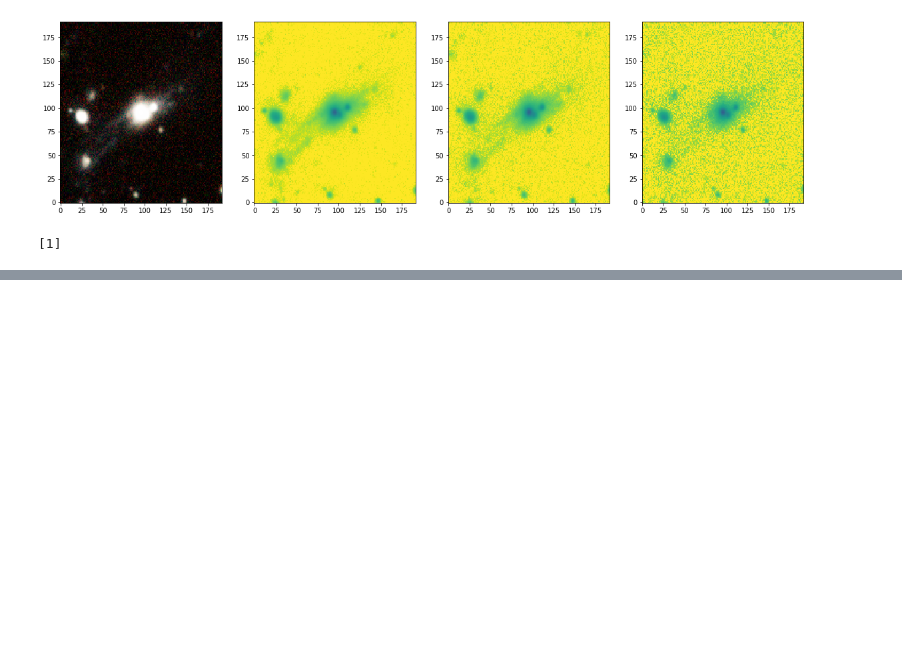
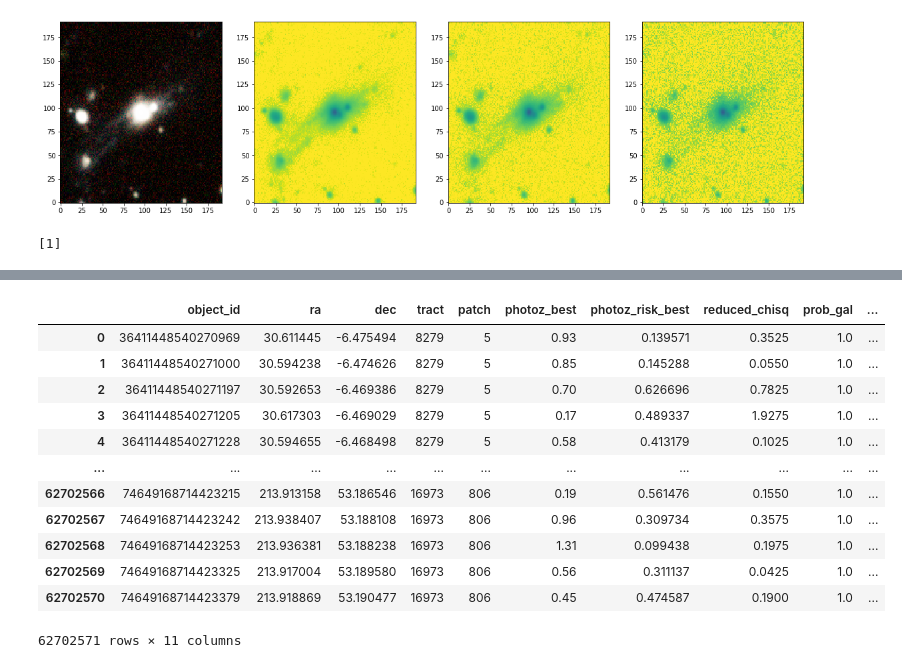
Before and after one commit to cbottrell/RealSim_HSC, a Jupyter notebook: testing.ipynb, the cells around one changed output, grey strips where cells are left out. Saved outputs shown, nothing was run; the diff lists cells and outputs as text; code cells hidden in the pictures; blank space fills up the shorter version.

```diff
--- a/testing.ipynb
+++ b/testing.ipynb
@@ -1580,0 +1727,25 @@ for i in range(5,10):
+# %%
+import pandas as pd
+from hsc_utils import hsc_sql
+
+dr = 'pdr3'
+rerun = 's20'
+filename = 'Catalogues/HSC-dr3-s20a_wide-photoz_mizuki.csv'
+
+df = hsc_sql.load_sql_df(filename)
+# %%
+df
+# %% [output]
+|  | object_id | ra | dec | tract | patch | photoz_best | photoz_risk_best | reduced_chisq | prob_gal | ... |
+| 0 | 36411448540270969 | 30.611445 | -6.475494 | 8279 | 5 | 0.93 | 0.139571 | 0.3525 | 1.0 | ... |
+| 1 | 36411448540271000 | 30.594238 | -6.474626 | 8279 | 5 | 0.85 | 0.145288 | 0.0550 | 1.0 | ... |
+| 2 | 36411448540271197 | 30.592653 | -6.469386 | 8279 | 5 | 0.70 | 0.626696 | 0.7825 | 1.0 | ... |
+| 3 | 36411448540271205 | 30.617303 | -6.469029 | 8279 | 5 | 0.17 | 0.489337 | 1.9275 | 1.0 | ... |
+| 4 | 36411448540271228 | 30.594655 | -6.468498 | 8279 | 5 | 0.58 | 0.413179 | 0.1025 | 1.0 | ... |
+| ... | ... | ... | ... | ... | ... | ... | ... | ... | ... | ... |
+| 62702566 | 74649168714423215 | 213.913158 | 53.186546 | 16973 | 806 | 0.19 | 0.561476 | 0.1550 | 1.0 | ... |
+| 62702567 | 74649168714423242 | 213.938407 | 53.188108 | 16973 | 806 | 0.96 | 0.309734 | 0.3575 | 1.0 | ... |
+| 62702568 | 74649168714423253 | 213.936381 | 53.188238 | 16973 | 806 | 1.31 | 0.099438 | 0.1975 | 1.0 | ... |
+| 62702569 | 74649168714423325 | 213.917004 | 53.189580 | 16973 | 806 | 0.56 | 0.311137 | 0.0425 | 1.0 | ... |
+| 62702570 | 74649168714423379 | 213.918869 | 53.190477 | 16973 | 806 | 0.45 | 0.474587 | 0.1900 | 1.0 | ... |
+62702571 rows × 11 columns
```
Also changed, not shown: parts of 8 cells of this notebook, 1 other file.
